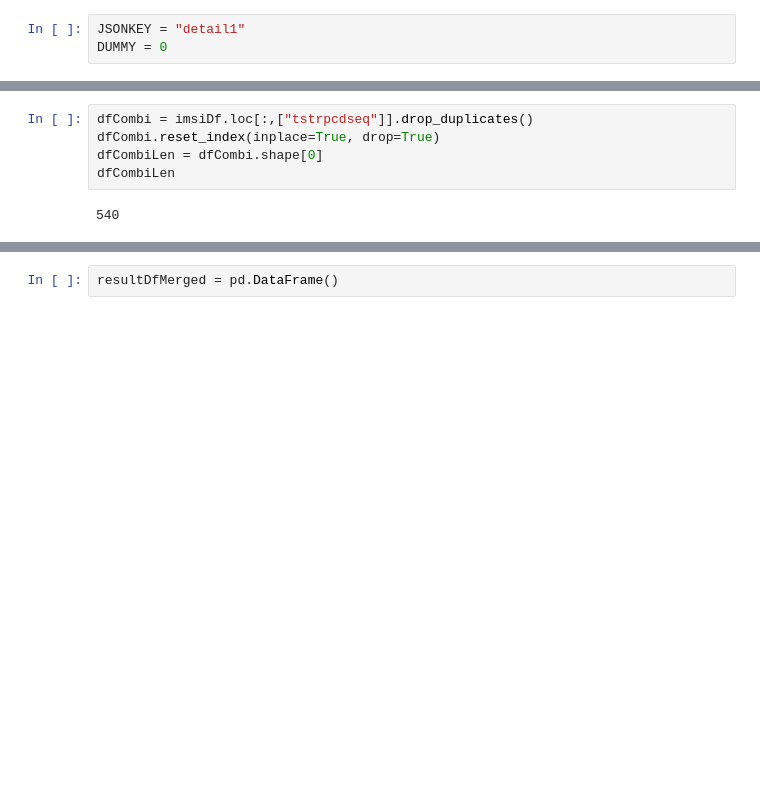
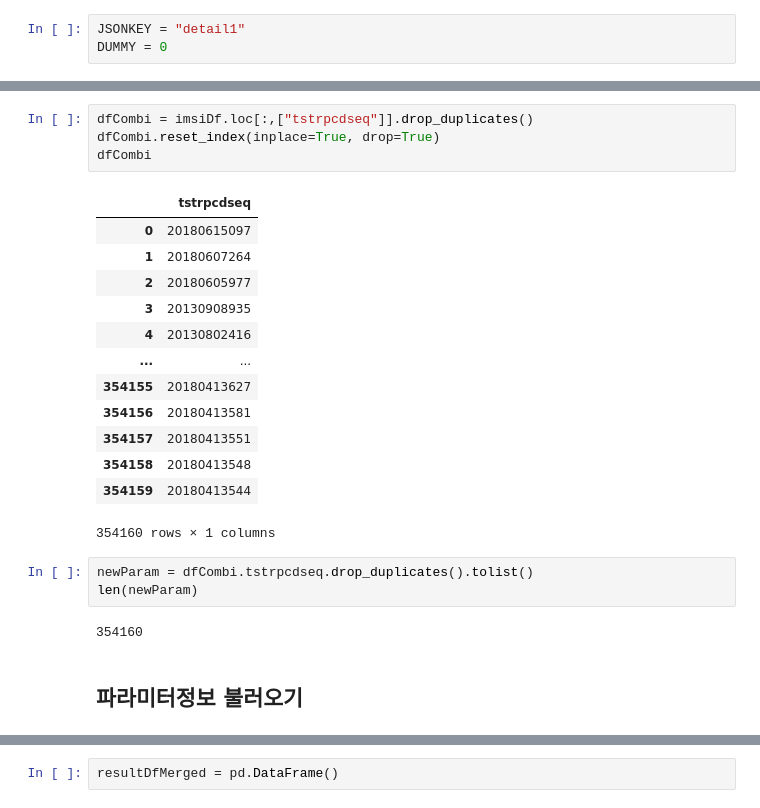
Before and after one commit to hyokwan/python_automation, a Jupyter notebook: apiScrapy/codeset/41.selectIoPmQtscView.ipynb, the cells around one changed output, grey strips where cells are left out. Cells and saved outputs as stored; diff of their text form; blank space fills up the shorter version.

```diff
--- a/apiScrapy/codeset/41.selectIoPmQtscView.ipynb
+++ b/apiScrapy/codeset/41.selectIoPmQtscView.ipynb
@@ -45,7 +50,25 @@ FileNotFoundError: [Errno 2] No such file or directory: '../output/건설사업
 # %%
 dfCombi = imsiDf.loc[:,["tstrpcdseq"]].drop_duplicates()
 dfCombi.reset_index(inplace=True, drop=True)
-dfCombiLen = dfCombi.shape[0]
-dfCombiLen
+dfCombi
 # %% [output]
+|  | tstrpcdseq |
+| 0 | 20180615097 |
+| 1 | 20180607264 |
+| 2 | 20180605977 |
+| 3 | 20130908935 |
+| 4 | 20130802416 |
+| ... | ... |
+| 354155 | 20180413627 |
+| 354156 | 20180413581 |
+| 354157 | 20180413551 |
+| 354158 | 20180413548 |
+| 354159 | 20180413544 |
-540
+354160 rows × 1 columns
+# %%
+newParam = dfCombi.tstrpcdseq.drop_duplicates().tolist()
+len(newParam)
+# %% [output]
+354160
+# %% [markdown]
+## 파라미터정보 불러오기
```
Also changed, not shown: parts of 9 cells of this notebook, 14 other files.
